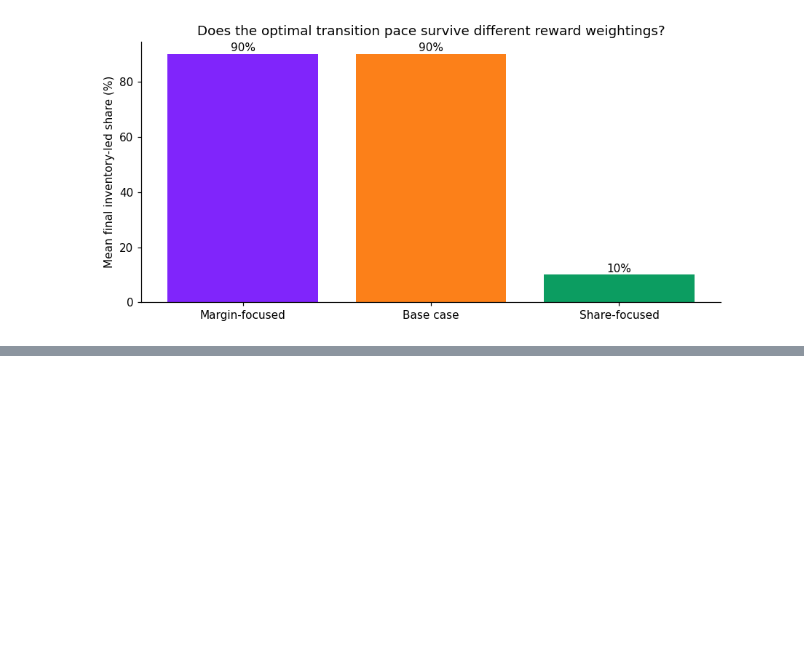
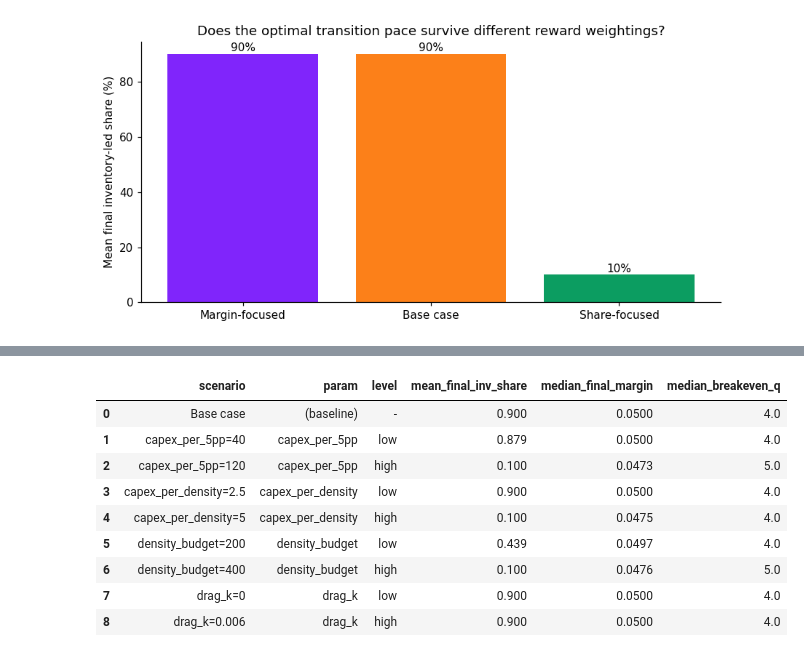
Before and after one commit to addy9051/swiggy-instamart-casestudy, a Jupyter notebook: notebooks/06a_strategy1_rl_inventory_transition.ipynb, the cells around one changed output, grey strips where cells are left out. Cells and saved outputs as stored; diff of their text form; code cells hidden in the pictures; blank space fills up the shorter version.

```diff
--- a/notebooks/06a_strategy1_rl_inventory_transition.ipynb
+++ b/notebooks/06a_strategy1_rl_inventory_transition.ipynb
@@ -1064,0 +1118,52 @@ tradeoff."*
+# %%
+
+def train_and_summarise(cfg, timesteps=150_000):
+    '''Train a fresh PPO agent under a single capex-parameter override and summarise the policy it
+    converges to. The engine of the Section 9 sweep: each call answers "if this one estimate were
+    different, would the recommended transition pace change?" Kept at the lighter 150k budget (as in
+    Section 8) because we need the policy's DIRECTION across many scenarios, not one polished agent.'''
+    e = InstamartTransitionEnv(config=cfg)
+    m = PPO("MlpPolicy", e, learning_rate=3e-4, n_steps=1024, batch_size=64, n_epochs=10,
+            gamma=0.97, ent_coef=0.01, seed=RNG_SEED, verbose=0, device=device)
+    m.learn(total_timesteps=timesteps)
+    roll = rollout(m, n_episodes=100)
+    fin = roll.sort_values("quarter").groupby("episode").tail(1)
+    bq = roll[roll["margin"] >= 0].groupby("episode")["quarter"].min()
+    del m
+    gc.collect()
+    if device == "cuda":
+        torch.cuda.empty_cache()
+    return fin["pct_inv"].mean(), fin["margin"].median(), (float(bq.median()) if len(bq) else np.nan)
+
+# Low/high bracket for each estimate (kept near the values flagged inline in Section 2).
+capex_grid = {
+    "capex_per_5pp":     (40.0, 120.0),   # Rs cr per 5pp transition step
+    "capex_per_density": (2.5, 5.0),      # Rs cr per order/store/day (cf. 06c's Rs 2.5-5cr/store)
+    "density_budget":    (200.0, 400.0),  # Rs cr deployable to densification per quarter
+    "drag_k":            (0.0, 0.006),    # competitive-drag strength
+}
+
+base_inv, base_margin, base_bq = train_and_summarise({})
+cap_rows = [dict(scenario="Base case", param="(baseline)", level="-",
+                 mean_final_inv_share=round(base_inv, 3),
+                 median_final_margin=round(base_margin, 4), median_breakeven_q=base_bq)]
+for param, (lo, hi) in capex_grid.items():
+    for level, val in [("low", lo), ("high", hi)]:
+        inv, mar, bq_ = train_and_summarise({param: val})
+        cap_rows.append(dict(scenario=f"{param}={val:g}", param=param, level=level,
+                             mean_final_inv_share=round(inv, 3),
+                             median_final_margin=round(mar, 4), median_breakeven_q=bq_))
+capex_sensitivity = pd.DataFrame(cap_rows)
+capex_sensitivity.to_csv(PROCESSED / "b6a_capex_sensitivity.csv", index=False)
+capex_sensitivity
+# %% [output]
+|  | scenario | param | level | mean_final_inv_share | median_final_margin | median_breakeven_q |
+| 0 | Base case | (baseline) | - | 0.900 | 0.0500 | 4.0 |
+| 1 | capex_per_5pp=40 | capex_per_5pp | low | 0.879 | 0.0500 | 4.0 |
+| 2 | capex_per_5pp=120 | capex_per_5pp | high | 0.100 | 0.0473 | 5.0 |
+| 3 | capex_per_density=2.5 | capex_per_density | low | 0.900 | 0.0500 | 4.0 |
+| 4 | capex_per_density=5 | capex_per_density | high | 0.100 | 0.0475 | 4.0 |
+| 5 | density_budget=200 | density_budget | low | 0.439 | 0.0497 | 4.0 |
+| 6 | density_budget=400 | density_budget | high | 0.100 | 0.0476 | 5.0 |
+| 7 | drag_k=0 | drag_k | low | 0.900 | 0.0500 | 4.0 |
+| 8 | drag_k=0.006 | drag_k | high | 0.900 | 0.0500 | 4.0 |
```
Also changed, not shown: parts of 32 cells of this notebook, 29 other files.
